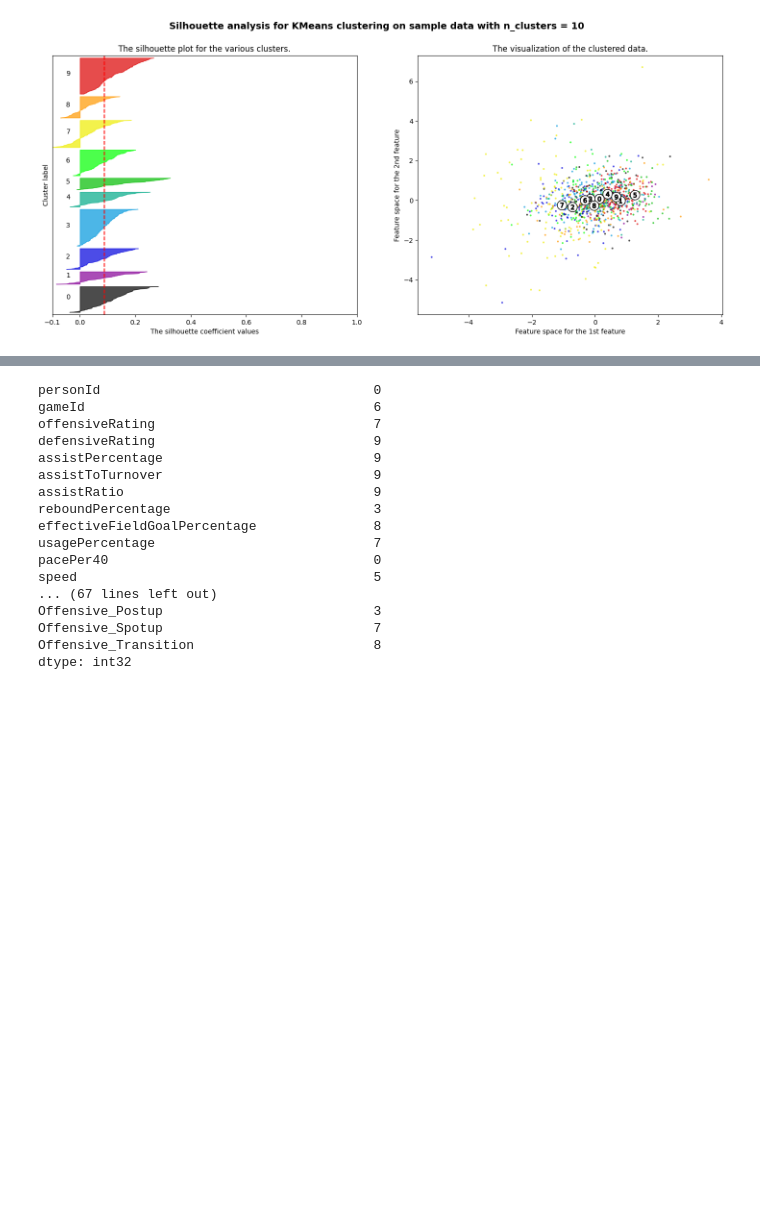
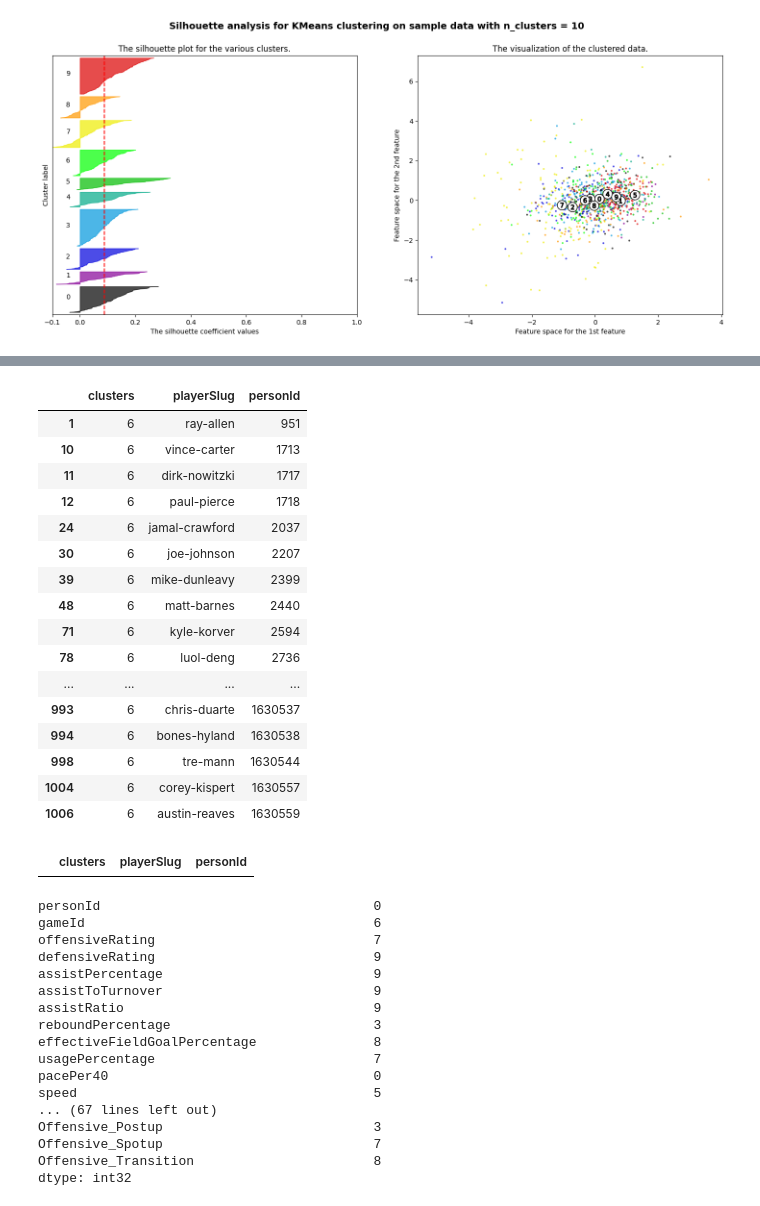
Before and after one commit to khodgema/Capstone, a Jupyter notebook: Cluster_updates.ipynb, the cells around one changed output, grey strips where cells are left out. Cells and saved outputs as stored; diff of their text form; code cells hidden in the pictures; blank space fills up the shorter version.

```diff
--- a/Cluster_updates.ipynb
+++ b/Cluster_updates.ipynb
@@ -289,8 +274,8 @@ def cluster4000(df,shot_df, play_type):
 
         total_attempts = zone_summary['shot_attempts'].sum()
 
-        zone_summary['usage_percentage'] = (zone_summary['shot_attempts'] / total_attempts) * 100
-        zone_summary['making_percentage'] = (zone_summary['made_shots'] / zone_summary['shot_attempts']) * 100
+        zone_summary['usage_percentage']  =(zone_summary['shot_attempts']/total_attempts)*100
+        zone_summary['making_percentage']  =(zone_summary['made_shots']/zone_summary['shot_attempts'])*100
 
 
         # Pivot and flatten columns
@@ -312,20 +297,22 @@ def cluster4000(df,shot_df, play_type):
     # Fill NaN values with 0 for people with no shots or missing shot positions
     df_player_shots = df_player_shots.fillna(0)
 
+    play_type = play_type.pivot_table(index= 'PLAYER_ID', columns= ['TYPE_GROUPING','PLAY_TYPE'], values='PERCENTILE').fillna(0)
     ######add play type data ##### Doesnt work
     play_type = play_type.pivot_table(index= 'PLAYER_ID', columns= ['TYPE_GROUPING','PLAY_TYPE'], values='PERCENTILE').fillna(0)
     play_type.columns = ['{}_{}'.format(col[0], col[1]).replace(' ', '').strip('_') for col in play_type.columns.values]
     play_type = play_type.reset_index()
-
-    df_player_shots['personId'] = df_player_shots['personId'].astype(int)
-    play_type['PLAYER_ID'] = play_type['PLAYER_ID'].astype(int)
-
-
-    df_player_shots = df_player_shots.merge(play_type, left_on='personId', right_on='PLAYER_ID')
-
-
+    play_type.columns = ['{}_{}'.format(col[0], col[1]).replace(' ', '').strip('_') for col in play_type.columns.values]
+    play_type  =play_type.pivot_table(index= 'PLAYER_ID', columns=['TYPE_GROUPING','PLAY_TYPE'], values='PERCENTILE').fillna(0)
+    play_type.columns  =['{}_{}'.format(col[0], col[1]).replace(' ','').strip('_') for col in play_type.columns.values]
+    play_type =play_type .reset_index()
+    df_player_shots ['personId'] =df_player_shots ['personId'].astype(int)
+    play_type['PLAYER_ID']=play_type['PLAYER_ID'].astype(int)
+    df_player_shots  =df_player_shots.merge(play_type, left_on='personId', right_on ='PLAYER_ID')
     #data's ready drop the ID's and scale
     try:
+        to_cluster = df_player_shots.drop(['PLAYER_ID'],axis = 1)
+    except:
         to_cluster = df_player_shots.drop(['PLAYER_ID'],axis = 1)
     except:
         to_cluster = df_player_shots
@@ -337,6 +324,13 @@ def cluster4000(df,shot_df, play_type):
 
 
     return to_cluster#, play_type
+        to_cluster  = df_player_shots .drop(['PLAYER_ID'],axis=1)
+    except:
+        to_cluster  =df_player_shots
+
+
+
+    return to_cluster
 # %% [markdown]
 ## Getting to work
 # %%
@@ -1290 +1308,25 @@ sampled_players
+# %%
+jkl[jkl['clusters']== 6]
+# %% [output]
+|  | clusters | playerSlug | personId |
+| 1 | 6 | ray-allen | 951 |
+| 10 | 6 | vince-carter | 1713 |
+| 11 | 6 | dirk-nowitzki | 1717 |
+| 12 | 6 | paul-pierce | 1718 |
+| 24 | 6 | jamal-crawford | 2037 |
+| 30 | 6 | joe-johnson | 2207 |
+| 39 | 6 | mike-dunleavy | 2399 |
+| 48 | 6 | matt-barnes | 2440 |
+| 71 | 6 | kyle-korver | 2594 |
+| 78 | 6 | luol-deng | 2736 |
+| ... | ... | ... | ... |
+| 993 | 6 | chris-duarte | 1630537 |
+| 994 | 6 | bones-hyland | 1630538 |
+| 998 | 6 | tre-mann | 1630544 |
+| 1004 | 6 | corey-kispert | 1630557 |
+| 1006 | 6 | austin-reaves | 1630559 |
+# %%
+jkl[jkl['playerSlug']== 'victor-wembanyama']
+# %% [output]
+|  | clusters | playerSlug | personId |
 # %%
```
Also changed, not shown: parts of 11 cells of this notebook.
